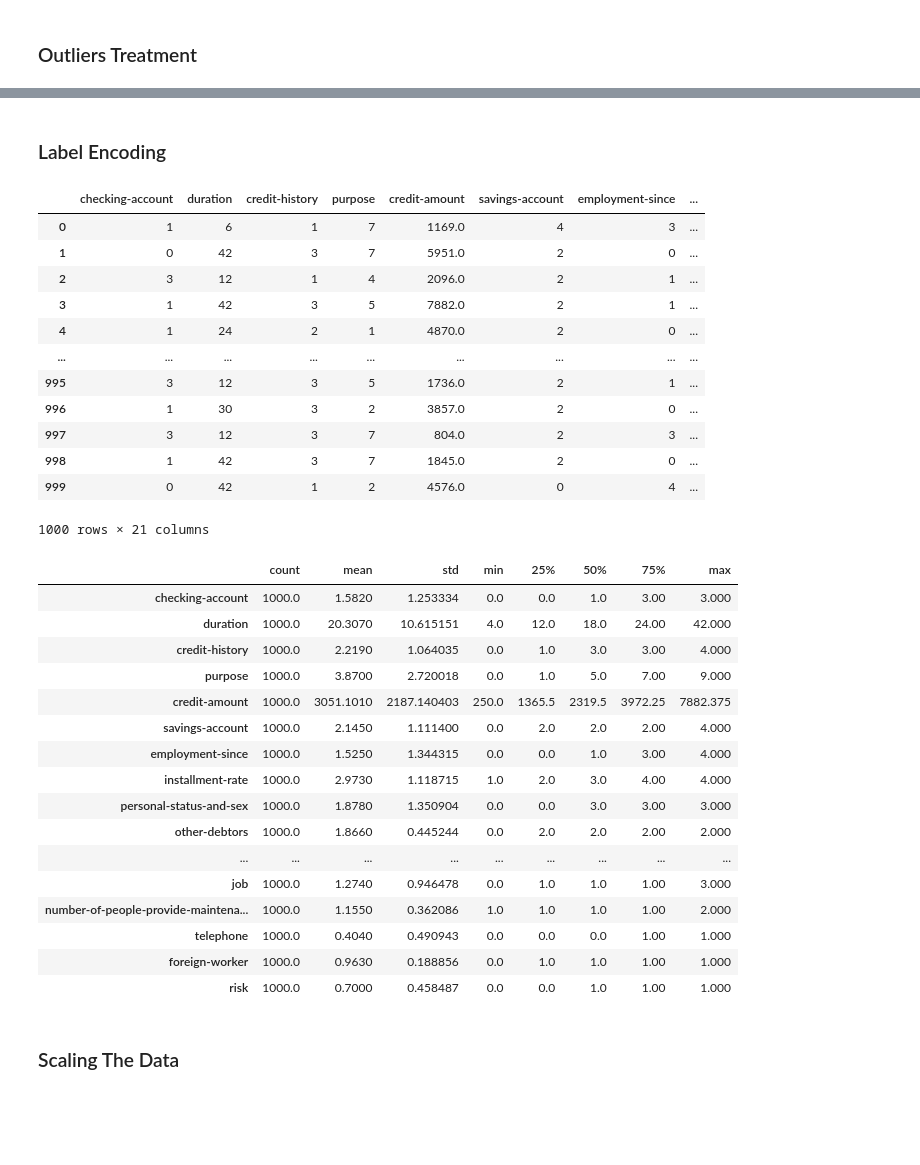
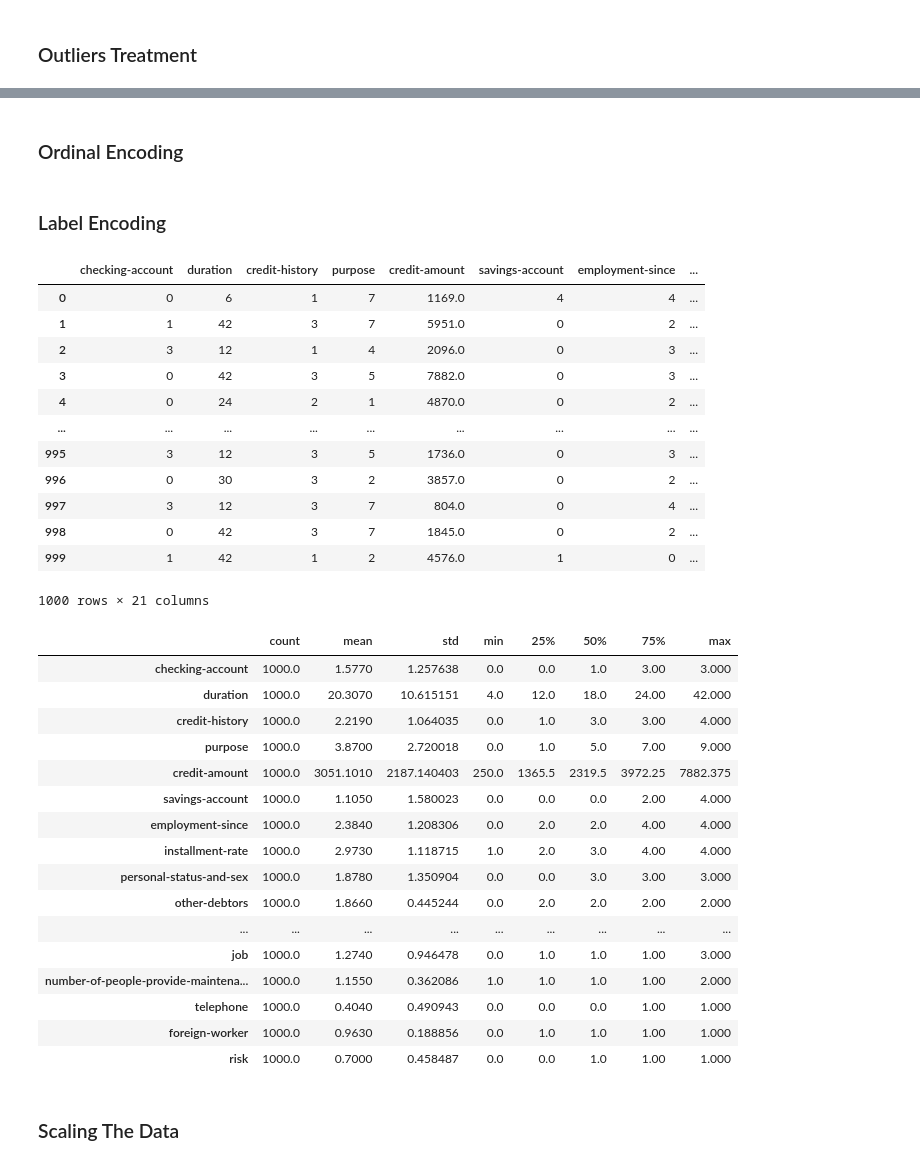
Before and after one commit to TriK16-UIT/Datasets-Analysis, a Jupyter notebook: German credit datatset/German-Credit-Analysis.ipynb, the cells around one changed output, grey strips where cells are left out. Saved outputs shown, nothing was run; the diff lists cells and outputs as text; code cells hidden in the pictures; blank space fills up the shorter version.

Commit message:
Research more about encoding categorical columns

```diff
--- a/German credit datatset/German-Credit-Analysis.ipynb
+++ b/German credit datatset/German-Credit-Analysis.ipynb
@@ -234,38 +226,49 @@ A value is trying to be set on a copy of a slice from a DataFrame
 
 See the caveats in the documentation: https://pandas.pydata.org/pandas-docs/stable/user_guide/indexing.html#returning-a-view-versus-a-copy
   German_data[i].loc[(German_data[i] > upperbound)] = upperbound
+# %% [markdown]
+### Ordinal Encoding
+# %%
+ordinal_checking = OrdinalEncoder(categories=[['<0 DM', '0 <= <200 DM', '>= 200 DM', 'no checking account']], dtype=np.int64)
+German_data['checking-account'] = ordinal_checking.fit_transform(German_data[['checking-account']])
+ordinal_employment = OrdinalEncoder(categories=[['unemployed', '<1 years', '1 <= <4 years', '4 <= <7 years', '>= 7 years']], dtype=np.int64)
+German_data['employment-since'] = ordinal_employment.fit_transform(German_data[['employment-since']])
+ordinal_saving = OrdinalEncoder(categories=[['<100 DM', '100 <= <500 DM', '500 <= <1000 DM', '>= 1000 DM', 'no savings account']], dtype=np.int64)
+German_data['savings-account'] = ordinal_saving.fit_transform(German_data[['savings-account']])
+already = ['checking-account', 'employment-since', 'savings-account']
 # %% [markdown]
 ### Label Encoding
 # %%
 label_encoder = LabelEncoder()
 for i in categorical_columns:
-    German_data[i] = label_encoder.fit_transform(German_data[i])
+    if i not in already:
+        German_data[i] = label_encoder.fit_transform(German_data[i])
 German_data
 # %% [output]
 |  | checking-account | duration | credit-history | purpose | credit-amount | savings-account | employment-since | ... |
-| 0 | 1 | 6 | 1 | 7 | 1169.0 | 4 | 3 | ... |
-| 1 | 0 | 42 | 3 | 7 | 5951.0 | 2 | 0 | ... |
-| 2 | 3 | 12 | 1 | 4 | 2096.0 | 2 | 1 | ... |
-| 3 | 1 | 42 | 3 | 5 | 7882.0 | 2 | 1 | ... |
-| 4 | 1 | 24 | 2 | 1 | 4870.0 | 2 | 0 | ... |
+| 0 | 0 | 6 | 1 | 7 | 1169.0 | 4 | 4 | ... |
+| 1 | 1 | 42 | 3 | 7 | 5951.0 | 0 | 2 | ... |
+| 2 | 3 | 12 | 1 | 4 | 2096.0 | 0 | 3 | ... |
+| 3 | 0 | 42 | 3 | 5 | 7882.0 | 0 | 3 | ... |
+| 4 | 0 | 24 | 2 | 1 | 4870.0 | 0 | 2 | ... |
 | ... | ... | ... | ... | ... | ... | ... | ... | ... |
-| 995 | 3 | 12 | 3 | 5 | 1736.0 | 2 | 1 | ... |
-| 996 | 1 | 30 | 3 | 2 | 3857.0 | 2 | 0 | ... |
-| 997 | 3 | 12 | 3 | 7 | 804.0 | 2 | 3 | ... |
-| 998 | 1 | 42 | 3 | 7 | 1845.0 | 2 | 0 | ... |
-| 999 | 0 | 42 | 1 | 2 | 4576.0 | 0 | 4 | ... |
+| 995 | 3 | 12 | 3 | 5 | 1736.0 | 0 | 3 | ... |
+| 996 | 0 | 30 | 3 | 2 | 3857.0 | 0 | 2 | ... |
+| 997 | 3 | 12 | 3 | 7 | 804.0 | 0 | 4 | ... |
+| 998 | 0 | 42 | 3 | 7 | 1845.0 | 0 | 2 | ... |
+| 999 | 1 | 42 | 1 | 2 | 4576.0 | 1 | 0 | ... |
 1000 rows × 21 columns
 # %%
 German_data.describe().T
 # %% [output]
 |  | count | mean | std | min | 25% | 50% | 75% | max |
-| checking-account | 1000.0 | 1.5820 | 1.253334 | 0.0 | 0.0 | 1.0 | 3.00 | 3.000 |
+| checking-account | 1000.0 | 1.5770 | 1.257638 | 0.0 | 0.0 | 1.0 | 3.00 | 3.000 |
 | duration | 1000.0 | 20.3070 | 10.615151 | 4.0 | 12.0 | 18.0 | 24.00 | 42.000 |
 | credit-history | 1000.0 | 2.2190 | 1.064035 | 0.0 | 1.0 | 3.0 | 3.00 | 4.000 |
 | purpose | 1000.0 | 3.8700 | 2.720018 | 0.0 | 1.0 | 5.0 | 7.00 | 9.000 |
 | credit-amount | 1000.0 | 3051.1010 | 2187.140403 | 250.0 | 1365.5 | 2319.5 | 3972.25 | 7882.375 |
-| savings-account | 1000.0 | 2.1450 | 1.111400 | 0.0 | 2.0 | 2.0 | 2.00 | 4.000 |
-| employment-since | 1000.0 | 1.5250 | 1.344315 | 0.0 | 0.0 | 1.0 | 3.00 | 4.000 |
+| savings-account | 1000.0 | 1.1050 | 1.580023 | 0.0 | 0.0 | 0.0 | 2.00 | 4.000 |
+| employment-since | 1000.0 | 2.3840 | 1.208306 | 0.0 | 2.0 | 2.0 | 4.00 | 4.000 |
 | installment-rate | 1000.0 | 2.9730 | 1.118715 | 1.0 | 2.0 | 3.0 | 4.00 | 4.000 |
 | personal-status-and-sex | 1000.0 | 1.8780 | 1.350904 | 0.0 | 0.0 | 3.0 | 3.00 | 3.000 |
 | other-debtors | 1000.0 | 1.8660 | 0.445244 | 0.0 | 2.0 | 2.0 | 2.00 | 2.000 |
```
Also changed, not shown: parts of 11 cells of this notebook, 4 other files.
